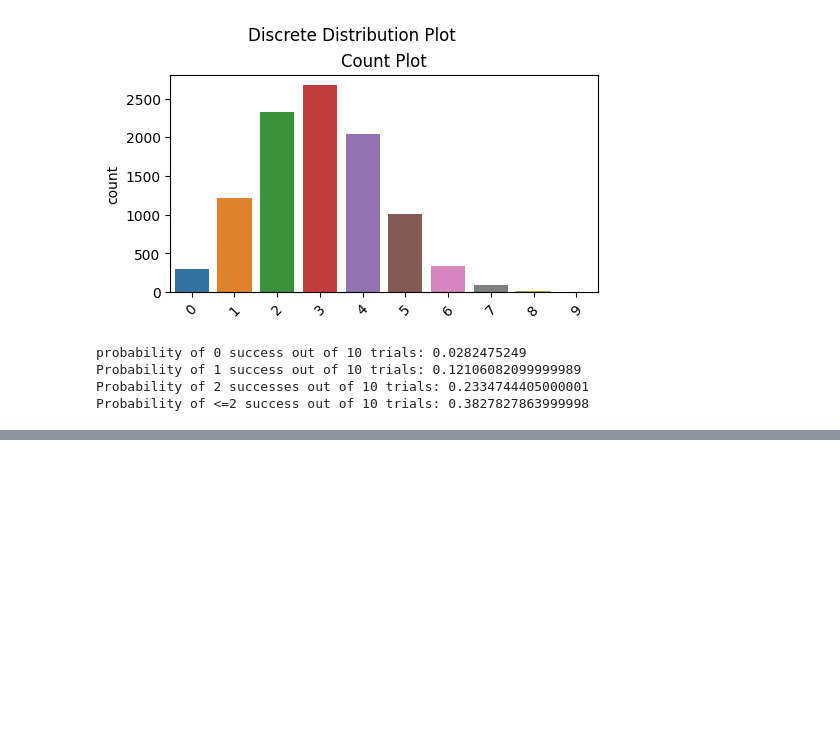
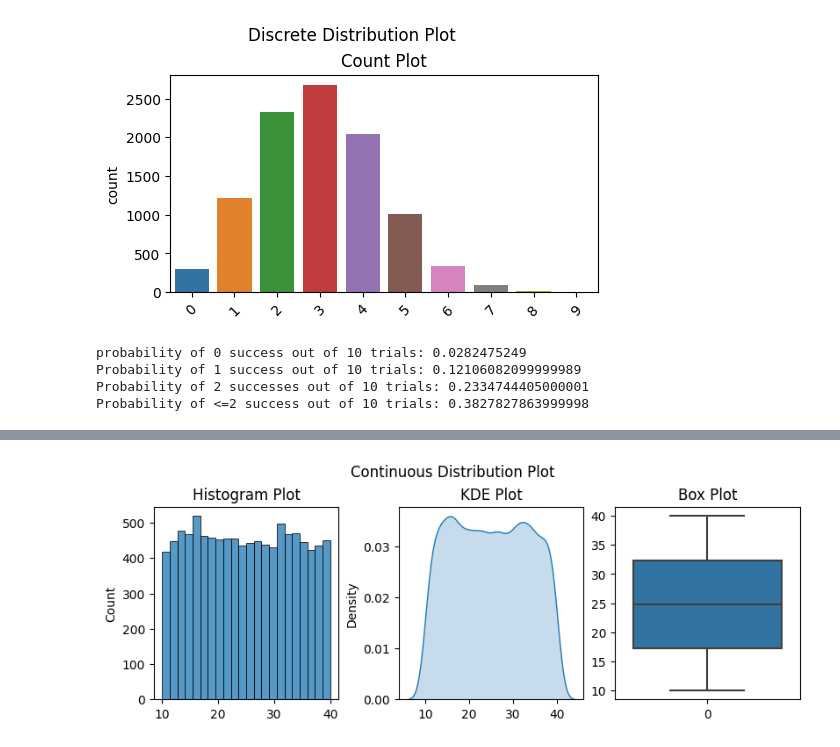
Before and after one commit to Tolash123/Machine_learning_and_Deep_learning, a Jupyter notebook: Module3-Advance Data analysis and statistics/distribution_introduction.ipynb, the cells around one changed output, grey strips where cells are left out. Saved outputs shown, nothing was run; the diff lists cells and outputs as text; code cells hidden in the pictures; blank space fills up the shorter version.

```diff
--- a/Module3-Advance Data analysis and statistics/distribution_introduction.ipynb
+++ b/Module3-Advance Data analysis and statistics/distribution_introduction.ipynb
@@ -292,0 +422,6 @@ Probability of <=2 success out of 10 trials: 0.3827827863999998
+# %%
+def uniform_distribution(min,max,size):
+    return np.random.uniform(low=min, high=max, size=size)
+# %%
+uniform_dist = uniform_distribution(min=10, max=40, size=10000)
+continuous_non_viz_analysis(data=uniform_dist)
@@ -292,0 +439,4 @@ Probability of <=2 success out of 10 trials: 0.3827827863999998
+# %%
+continuous_viz_analysis(data=uniform_dist)
+# %% [output]
+[figure, added]
```
Also changed, not shown: parts of 26 cells of this notebook.
